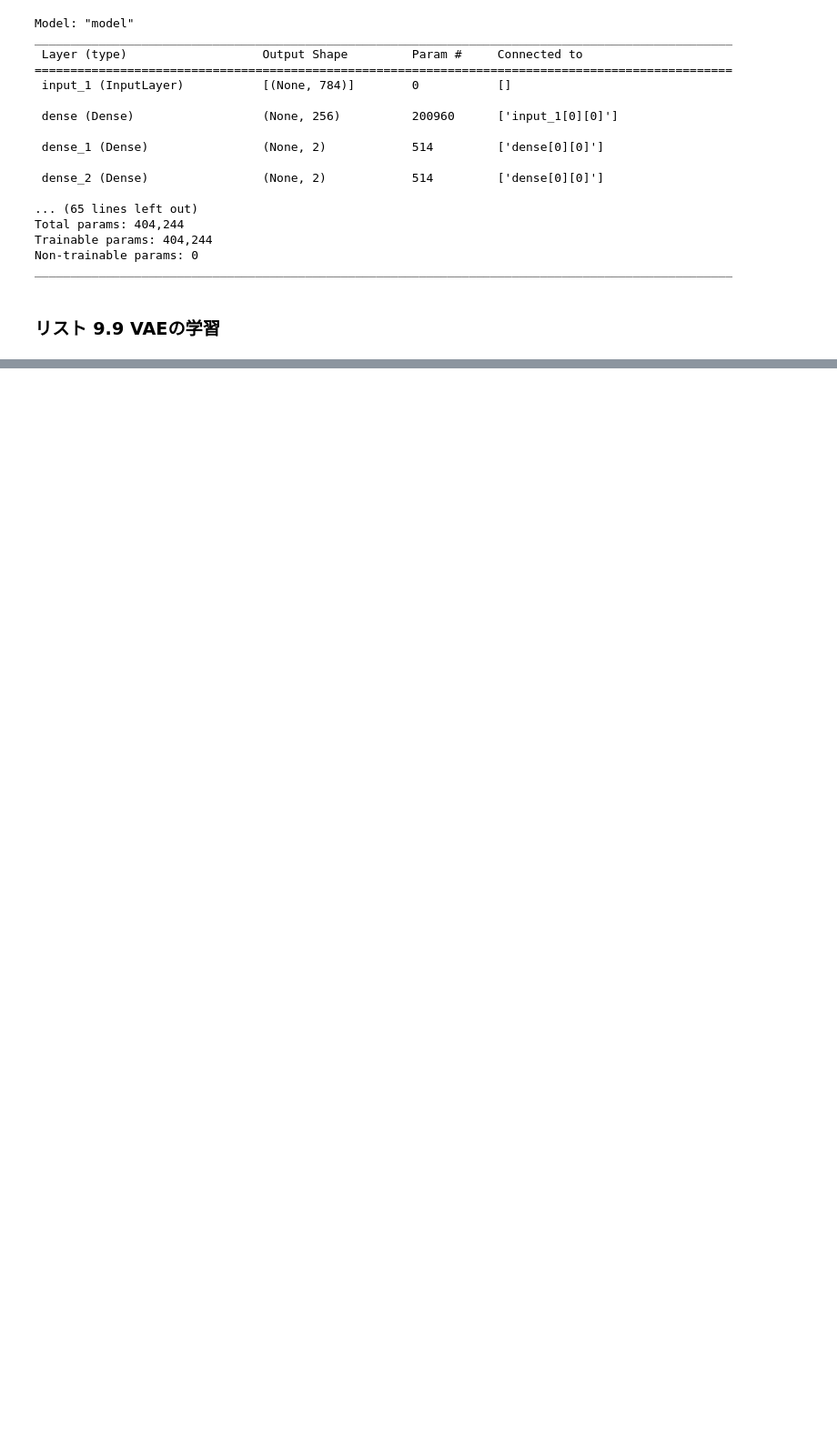
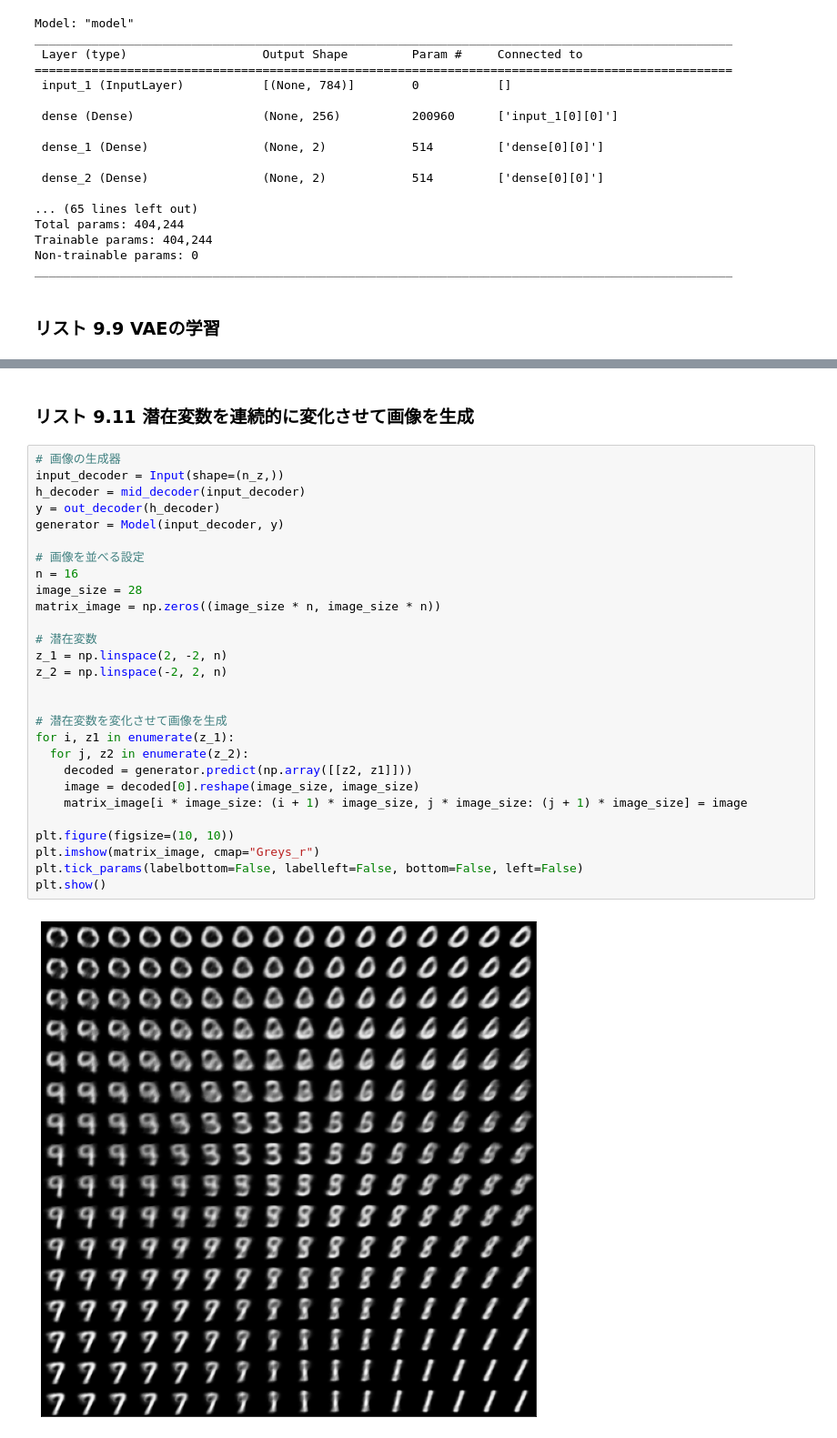
Before and after one commit to zfukuoka/Copying_a_sutra, a Jupyter notebook: ISBN978-4-7981-6720-6/list9_6.ipynb, the cells around one changed output, grey strips where cells are left out. Shown at 91% size. Cells and saved outputs as stored; diff of their text form; blank space fills up the shorter version.

```diff
--- a/ISBN978-4-7981-6720-6/list9_6.ipynb
+++ b/ISBN978-4-7981-6720-6/list9_6.ipynb
@@ -130,0 +156,32 @@ Epoch 10/10
+# %% [markdown]
+### リスト 9.11 潜在変数を連続的に変化させて画像を生成
+# %%
+# 画像の生成器
+input_decoder = Input(shape=(n_z,))
+h_decoder = mid_decoder(input_decoder)
+y = out_decoder(h_decoder)
+generator = Model(input_decoder, y)
+
+# 画像を並べる設定
+n = 16
+image_size = 28
+matrix_image = np.zeros((image_size * n, image_size * n))
+
+# 潜在変数
+z_1 = np.linspace(2, -2, n)
+z_2 = np.linspace(-2, 2, n)
+
+
+# 潜在変数を変化させて画像を生成
+for i, z1 in enumerate(z_1):
+  for j, z2 in enumerate(z_2):
+    decoded = generator.predict(np.array([[z2, z1]]))
+    image = decoded[0].reshape(image_size, image_size)
+    matrix_image[i * image_size: (i + 1) * image_size, j * image_size: (j + 1) * image_size] = image
+
+plt.figure(figsize=(10, 10))
+plt.imshow(matrix_image, cmap="Greys_r")
+plt.tick_params(labelbottom=False, labelleft=False, bottom=False, left=False)
+plt.show()
+# %% [output]
+[figure, added]
```
Also changed, not shown: parts of 3 cells of this notebook.
